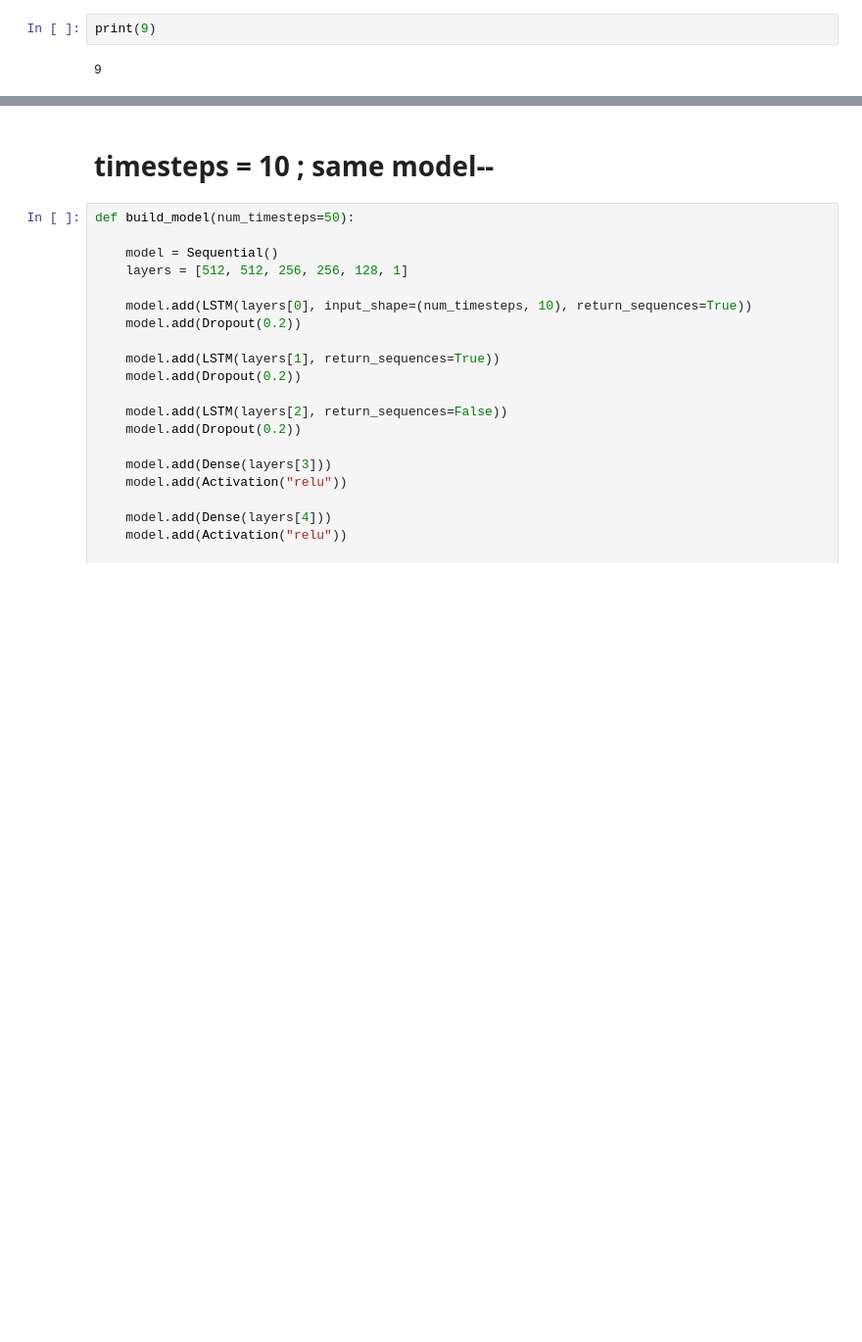
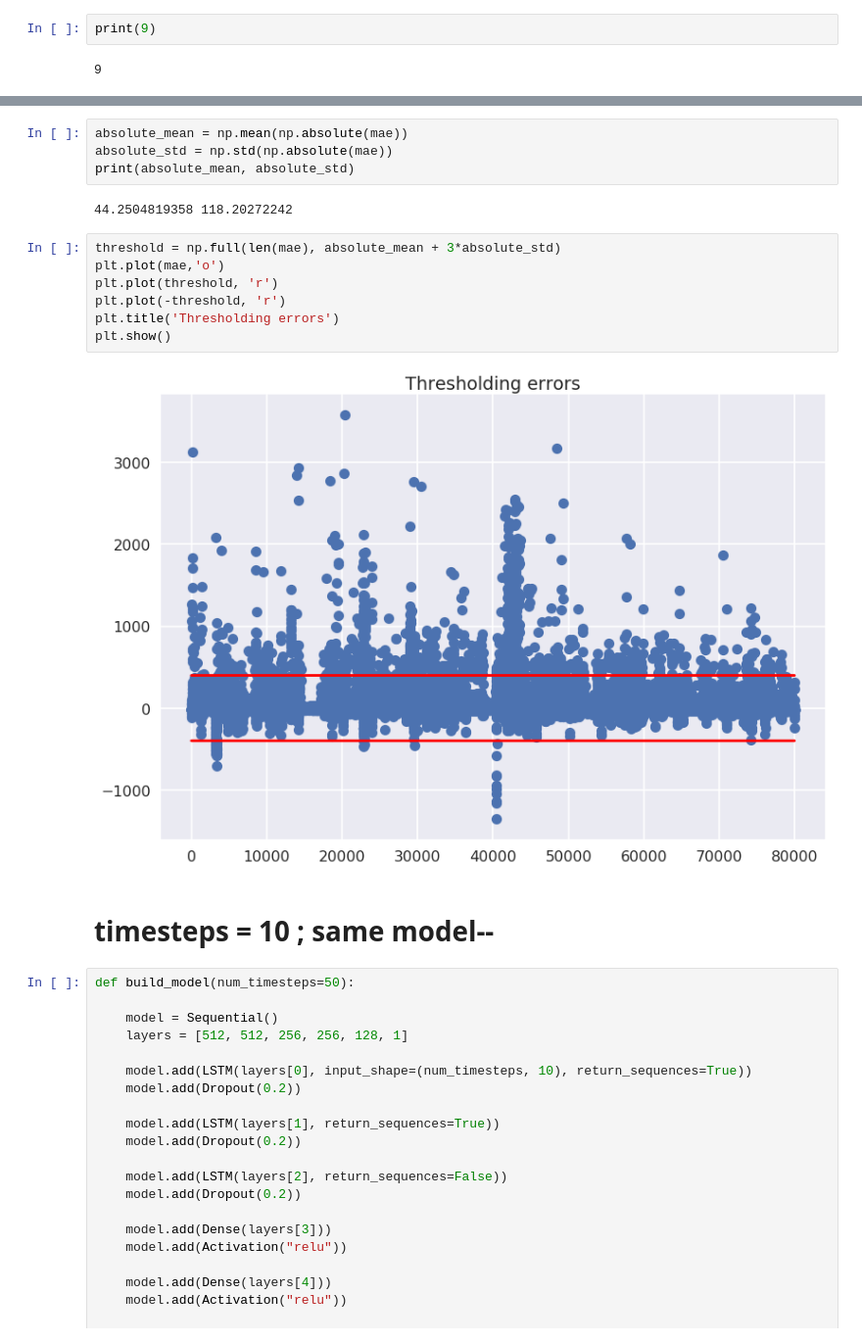
Before and after one commit to vyomshm/DeepAnomaly, a Jupyter notebook: abc.ipynb, the cells around one changed output, grey strips where cells are left out. Shown at 98% size. Drawn from its saved outputs; the diff is of its cells as text; blank space fills up the shorter version.

```diff
--- a/abc.ipynb
+++ b/abc.ipynb
@@ -627,3 +646,18 @@ max :  3710.46957779 min : -558.766479492 mean:  21.1200719983 std: 137.04433269
+# %%
+absolute_mean = np.mean(np.absolute(mae))
+absolute_std = np.std(np.absolute(mae))
+print(absolute_mean, absolute_std)
+# %% [output]
+44.2504819358 118.20272242
+# %%
+threshold = np.full(len(mae), absolute_mean + 3*absolute_std)
+plt.plot(mae,'o')
+plt.plot(threshold, 'r')
+plt.plot(-threshold, 'r')
+plt.title('Thresholding errors')
+plt.show()
+# %% [output]
+[figure, added]
 # %% [markdown]
 # timesteps = 10 ; same model--
 # %%
```
Also changed, not shown: parts of 15 cells of this notebook, 3 other files.
